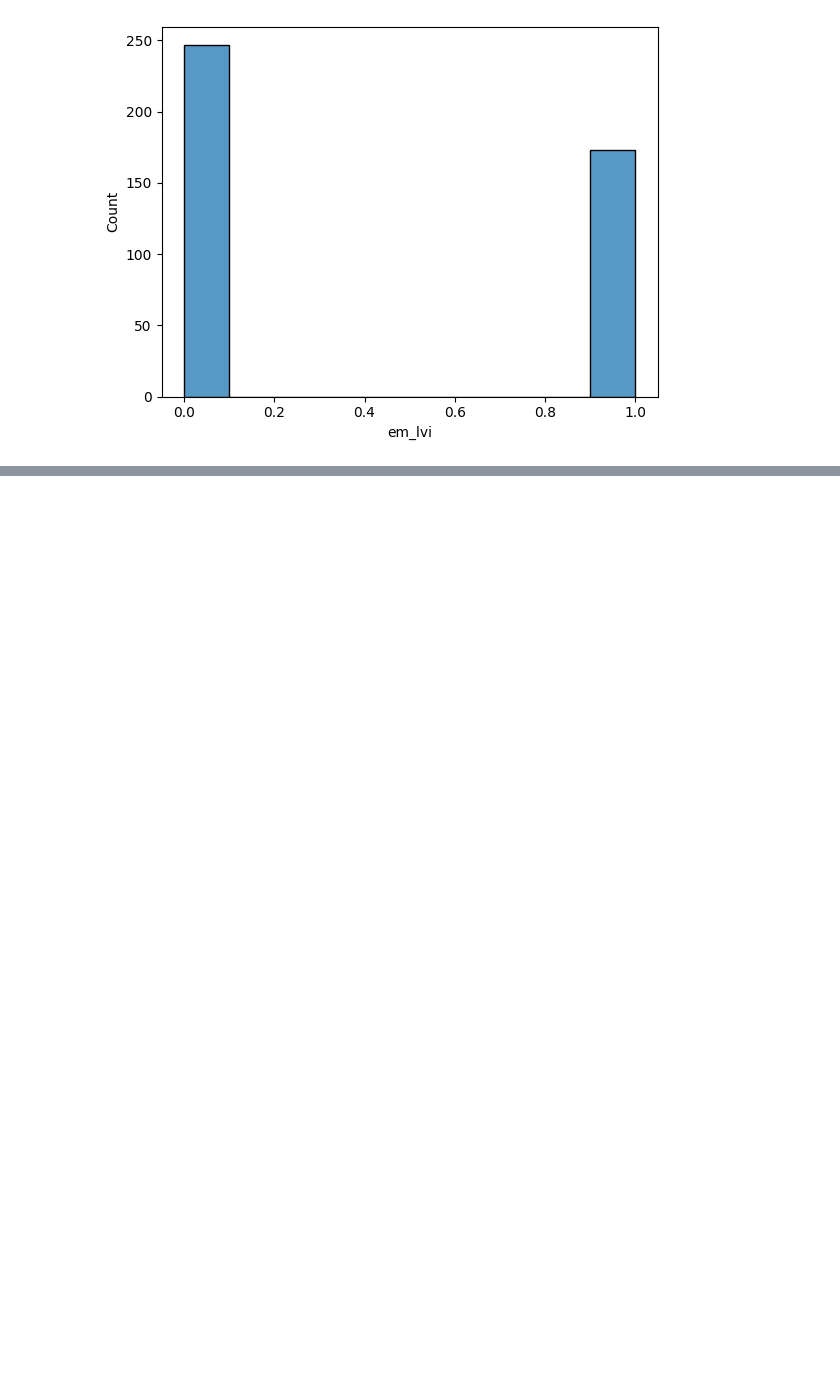
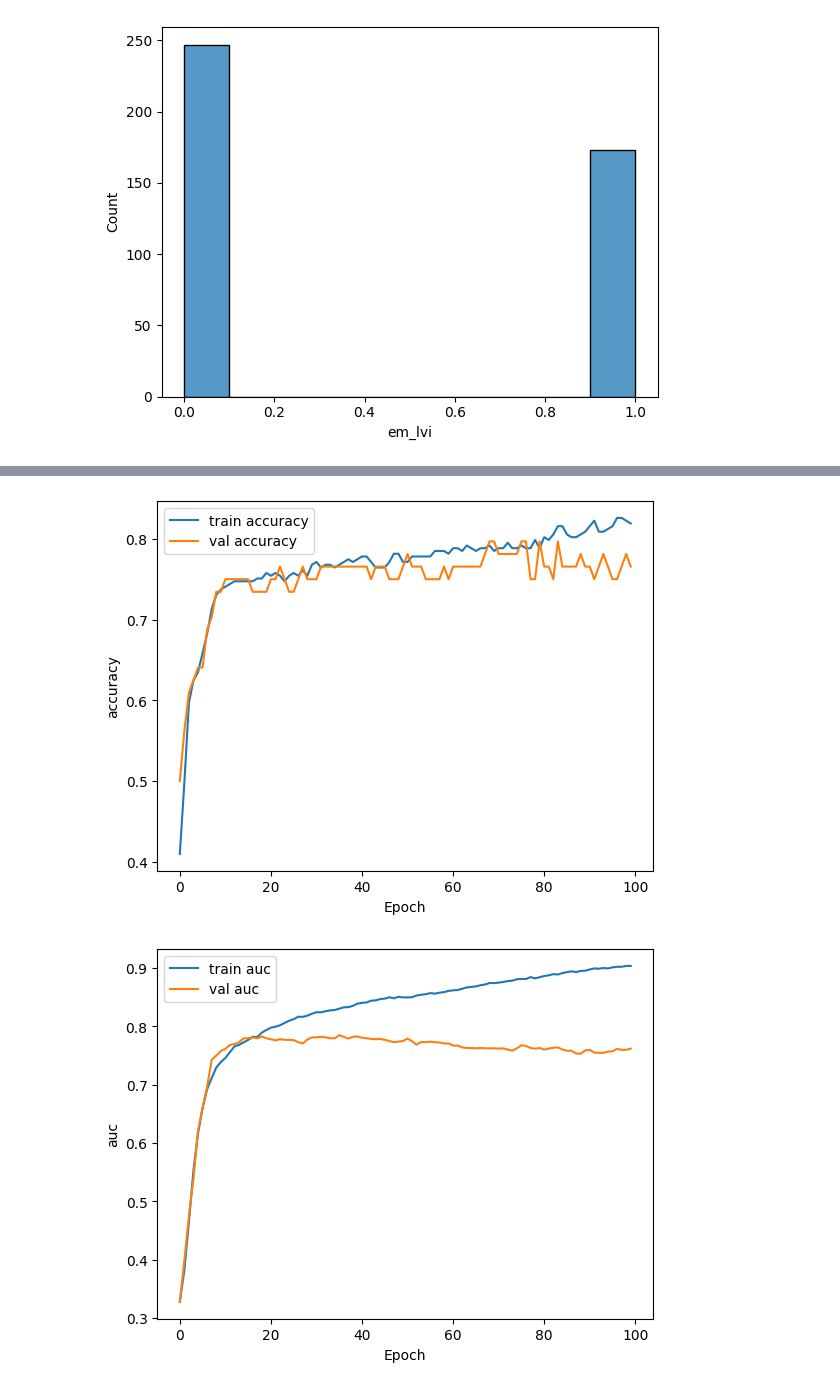
Before and after one commit to taming3joy/AIC-201, a Jupyter notebook: Taming AIC-201 Neural Network.ipynb, the cells around one changed output, grey strips where cells are left out. Saved outputs shown, nothing was run; the diff lists cells and outputs as text; code cells hidden in the pictures; blank space fills up the shorter version.

```diff
--- a/Taming AIC-201 Neural Network.ipynb
+++ b/Taming AIC-201 Neural Network.ipynb
@@ -433,3 +433,9 @@ Name: count, dtype: int64
 # %%
 #Perform one-hot encoding on catergorical attributes
 df = pd.get_dummies(df,columns=["site_of_tumour","site_of_tumour_grouping","nras_ex_3","mmr_ihc","pT","pN"],drop_first=True,dtype=int)
+# %%
+#Scaling the ordinal attributes in the dataset
+from sklearn.preprocessing import MinMaxScaler #MinMaxScaler since other values are 0 or 1 (binary value) so scaled values should be between 0-1
+ordinal_attributes = ["age_at_diagnosis","stage","stage_subgroup","differentiation"]
+scaler = MinMaxScaler()
+df[ordinal_attributes] = scaler.fit_transform(df[ordinal_attributes])
@@ -435,0 +467,16 @@ df = pd.get_dummies(df,columns=["site_of_tumour","site_of_tumour_grouping","nras
+# %%
+#Defining the architecture
+model = Sequential([
+    Input(shape=(X_train.shape[1],)),
+    Dense(32, activation="relu"),
+    Dense(1, activation="sigmoid")
+])
+# %%
+#Compiling the model
+model.compile(
+    optimizer=Adam(learning_rate=1e-3),
+    loss="binary_crossentropy",
+    metrics=["accuracy", tf.keras.metrics.AUC(name="auc")]
+)
+
+model.summary()
@@ -435,0 +495,9 @@ df = pd.get_dummies(df,columns=["site_of_tumour","site_of_tumour_grouping","nras
+# %%
+#Training the model
+history = model.fit(
+    X_train,y_train,
+    validation_data = (X_val,y_val),
+    epochs = 100,
+    batch_size = 32,
+    verbose=1
+)
@@ -435,0 +538,13 @@ df = pd.get_dummies(df,columns=["site_of_tumour","site_of_tumour_grouping","nras
+# %%
+#Seeing how the metrics change for each epoch
+metrics = ["accuracy","auc","loss"]
+for metric in metrics:
+    plt.plot(history.history[metric], label=f"train {metric}")
+    plt.plot(history.history[f"val_{metric}"], label=f"val {metric}")
+    plt.legend()
+    plt.xlabel("Epoch")
+    plt.ylabel(metric)
+    plt.show()
+# %% [output]
+[figure, added]
+[figure, added]
```
Also changed, not shown: parts of 8 cells of this notebook.
